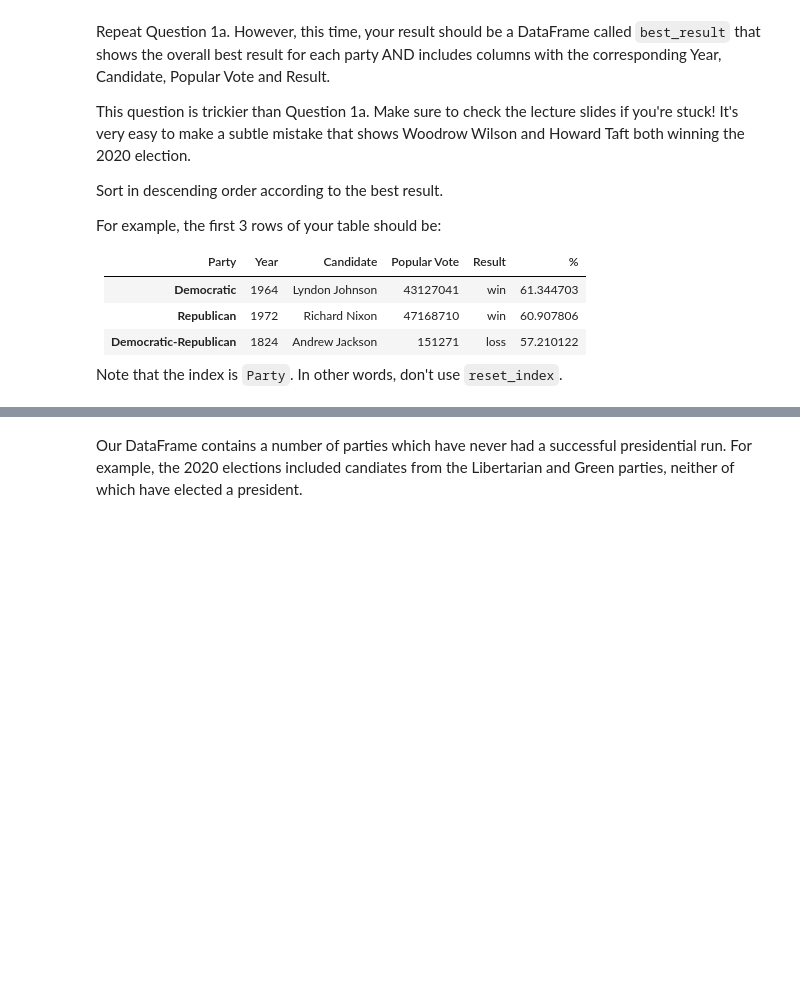
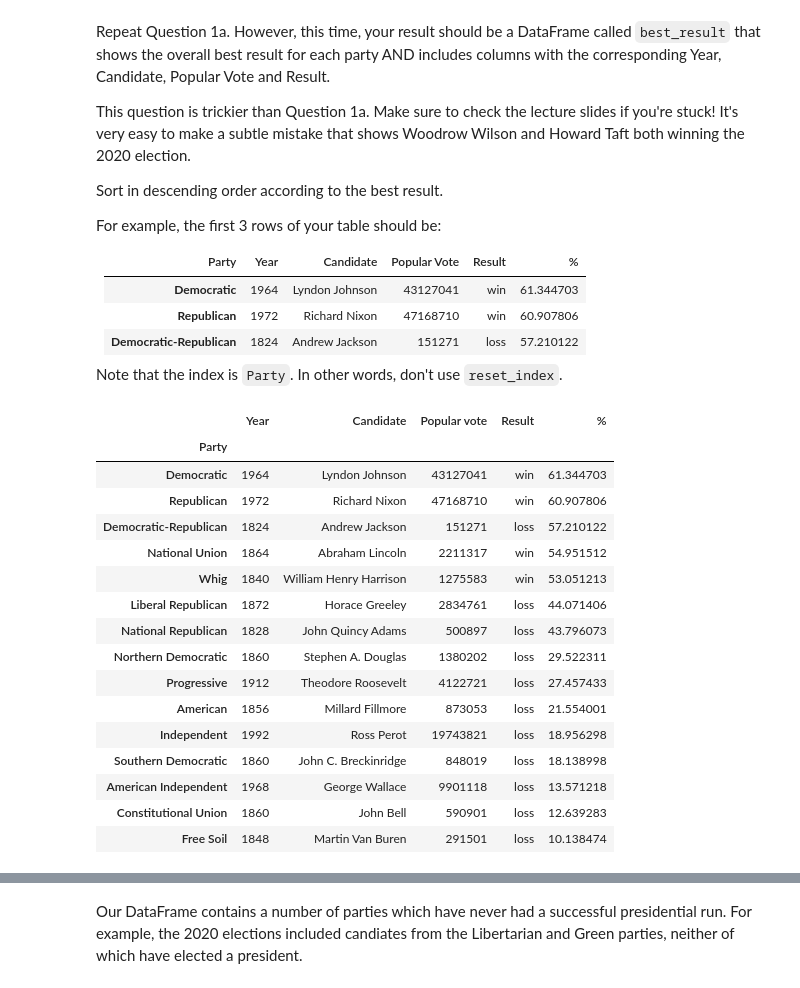
Before and after one commit to QuantumCompiler/CSPB-3022-Introduction-To-Data-Science-With-Probability-And-Statistics, a Jupyter notebook: CSPB 3022 - Assignments/CSPB 3022 - Assignment 3 - Exploratory Data Analysis And Visualization/Assignment 3 - Exploratory Data Analysis And Visualization.ipynb, the cells around one changed output, grey strips where cells are left out. Drawn from its saved outputs; the diff is of its cells as text; code cells hidden in the pictures; blank space fills up the shorter version.

```diff
--- a/CSPB 3022 - Assignments/CSPB 3022 - Assignment 3 - Exploratory Data Analysis And Visualization/Assignment 3 - Exploratory Data Analysis And Visualization.ipynb
+++ b/CSPB 3022 - Assignments/CSPB 3022 - Assignment 3 - Exploratory Data Analysis And Visualization/Assignment 3 - Exploratory Data Analysis And Visualization.ipynb
@@ -182,9 +340,31 @@ For example, the first 3 rows of your table should be:
 
 Note that the index is `Party`. In other words, don't use `reset_index`.
 # %%
-...
+best_result = elections[elections["%"] >= 10][["Party", "Year", "Candidate", "Popular vote", "Result", "%"]]
+best_result = best_result.sort_values(by = "%", ascending = False)
+best_result = best_result.drop_duplicates(subset="Party", keep="first")
+best_result = best_result.sort_values(by = "%", ascending=False)
+best_result = best_result.set_index("Party")
 
 # put your code above this line
 best_result
+# %% [output]
+|  | Year | Candidate | Popular vote | Result | % |
+| Party |  |  |  |  |  |
+| Democratic | 1964 | Lyndon Johnson | 43127041 | win | 61.344703 |
+| Republican | 1972 | Richard Nixon | 47168710 | win | 60.907806 |
+| Democratic-Republican | 1824 | Andrew Jackson | 151271 | loss | 57.210122 |
+| National Union | 1864 | Abraham Lincoln | 2211317 | win | 54.951512 |
+| Whig | 1840 | William Henry Harrison | 1275583 | win | 53.051213 |
+| Liberal Republican | 1872 | Horace Greeley | 2834761 | loss | 44.071406 |
+| National Republican | 1828 | John Quincy Adams | 500897 | loss | 43.796073 |
+| Northern Democratic | 1860 | Stephen A. Douglas | 1380202 | loss | 29.522311 |
+| Progressive | 1912 | Theodore Roosevelt | 4122721 | loss | 27.457433 |
+| American | 1856 | Millard Fillmore | 873053 | loss | 21.554001 |
+| Independent | 1992 | Ross Perot | 19743821 | loss | 18.956298 |
+| Southern Democratic | 1860 | John C. Breckinridge | 848019 | loss | 18.138998 |
+| American Independent | 1968 | George Wallace | 9901118 | loss | 13.571218 |
+| Constitutional Union | 1860 | John Bell | 590901 | loss | 12.639283 |
+| Free Soil | 1848 | Martin Van Buren | 291501 | loss | 10.138474 |
 # %%
 grader.check("q1b")
```
Also changed, not shown: parts of 17 cells of this notebook, 1 other file.
